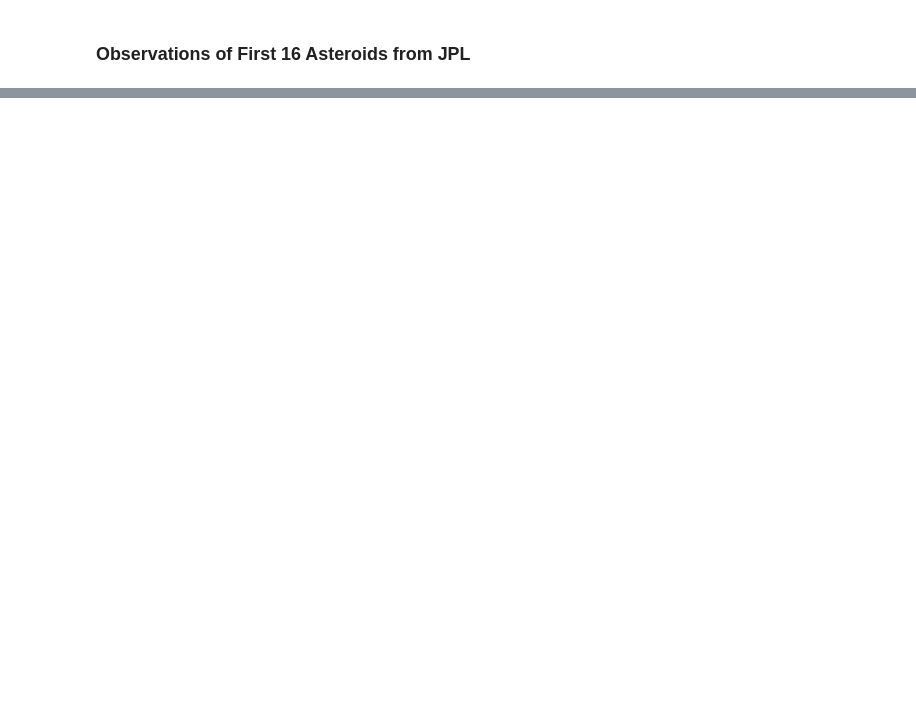
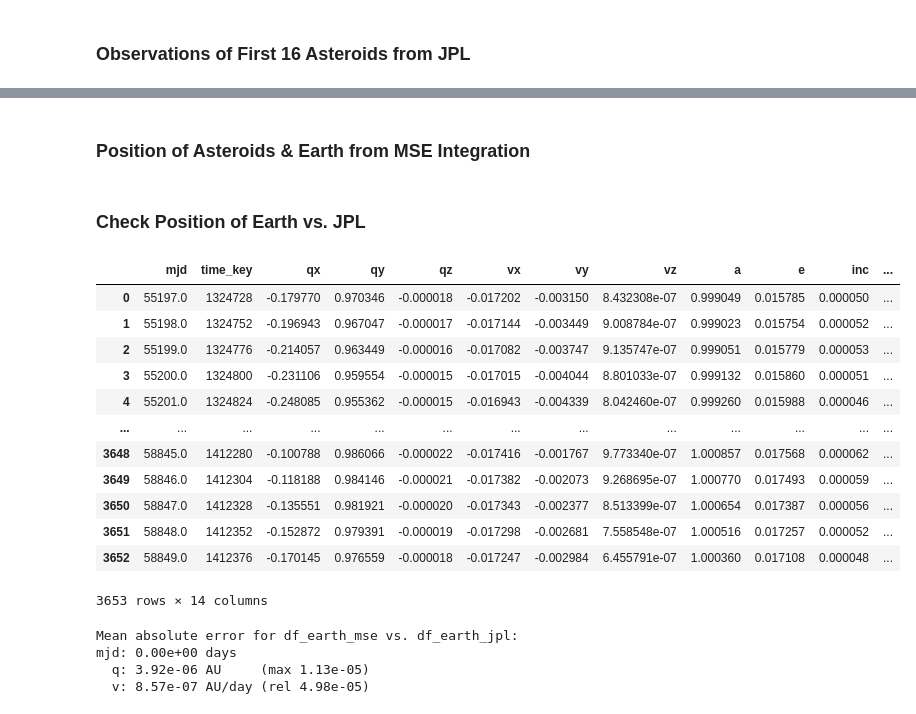
Before and after one commit to memanuel/kepler-sieve, a Jupyter notebook: src/scratch.ipynb, the cells around one changed output, grey strips where cells are left out. Saved outputs shown, nothing was run; the diff lists cells and outputs as text; code cells hidden in the pictures; blank space fills up the shorter version.

```diff
--- a/src/scratch.ipynb
+++ b/src/scratch.ipynb
@@ -164,0 +106,11 @@ u_jpl.shape
+# %% [markdown]
+### Position of Asteroids & Earth from MSE Integration
+# %%
+# alias inputs
+n0 = 0
+n1 = 1000
+mjd0 = datetime_to_mjd(datetime(2010,1,1))
+mjd1 = datetime_to_mjd(datetime(2020,1,2))
+# %%
+# Load first block of asteroid data
+df_ast_mse, df_earth_mse, df_sun_mse = load_ast_data(n0=1, n1=16, mjd0=mjd0, mjd1=mjd1)
@@ -164,0 +121,26 @@ u_jpl.shape
+# %% [markdown]
+### Check Position of Earth vs. JPL
+# %%
+df_earth_mse
+# %% [output]
+|  | mjd | time_key | qx | qy | qz | vx | vy | vz | a | e | inc | ... |
+| 0 | 55197.0 | 1324728 | -0.179770 | 0.970346 | -0.000018 | -0.017202 | -0.003150 | 8.432308e-07 | 0.999049 | 0.015785 | 0.000050 | ... |
+| 1 | 55198.0 | 1324752 | -0.196943 | 0.967047 | -0.000017 | -0.017144 | -0.003449 | 9.008784e-07 | 0.999023 | 0.015754 | 0.000052 | ... |
+| 2 | 55199.0 | 1324776 | -0.214057 | 0.963449 | -0.000016 | -0.017082 | -0.003747 | 9.135747e-07 | 0.999051 | 0.015779 | 0.000053 | ... |
+| 3 | 55200.0 | 1324800 | -0.231106 | 0.959554 | -0.000015 | -0.017015 | -0.004044 | 8.801033e-07 | 0.999132 | 0.015860 | 0.000051 | ... |
+| 4 | 55201.0 | 1324824 | -0.248085 | 0.955362 | -0.000015 | -0.016943 | -0.004339 | 8.042460e-07 | 0.999260 | 0.015988 | 0.000046 | ... |
+| ... | ... | ... | ... | ... | ... | ... | ... | ... | ... | ... | ... | ... |
+| 3648 | 58845.0 | 1412280 | -0.100788 | 0.986066 | -0.000022 | -0.017416 | -0.001767 | 9.773340e-07 | 1.000857 | 0.017568 | 0.000062 | ... |
+| 3649 | 58846.0 | 1412304 | -0.118188 | 0.984146 | -0.000021 | -0.017382 | -0.002073 | 9.268695e-07 | 1.000770 | 0.017493 | 0.000059 | ... |
+| 3650 | 58847.0 | 1412328 | -0.135551 | 0.981921 | -0.000020 | -0.017343 | -0.002377 | 8.513399e-07 | 1.000654 | 0.017387 | 0.000056 | ... |
+| 3651 | 58848.0 | 1412352 | -0.152872 | 0.979391 | -0.000019 | -0.017298 | -0.002681 | 7.558548e-07 | 1.000516 | 0.017257 | 0.000052 | ... |
+| 3652 | 58849.0 | 1412376 | -0.170145 | 0.976559 | -0.000018 | -0.017247 | -0.002984 | 6.455791e-07 | 1.000360 | 0.017108 | 0.000048 | ... |
+3653 rows × 14 columns
+# %%
+# Run comparison on earth
+compare_df_vec(df_mse=df_earth_mse, df_jpl=df_earth_jpl, name='earth')
+# %% [output]
+Mean absolute error for df_earth_mse vs. df_earth_jpl:
+mjd: 0.00e+00 days
+  q: 3.92e-06 AU     (max 1.13e-05)
+  v: 8.57e-07 AU/day (rel 4.98e-05)
```
Also changed, not shown: parts of 25 cells of this notebook, 2 other files.
